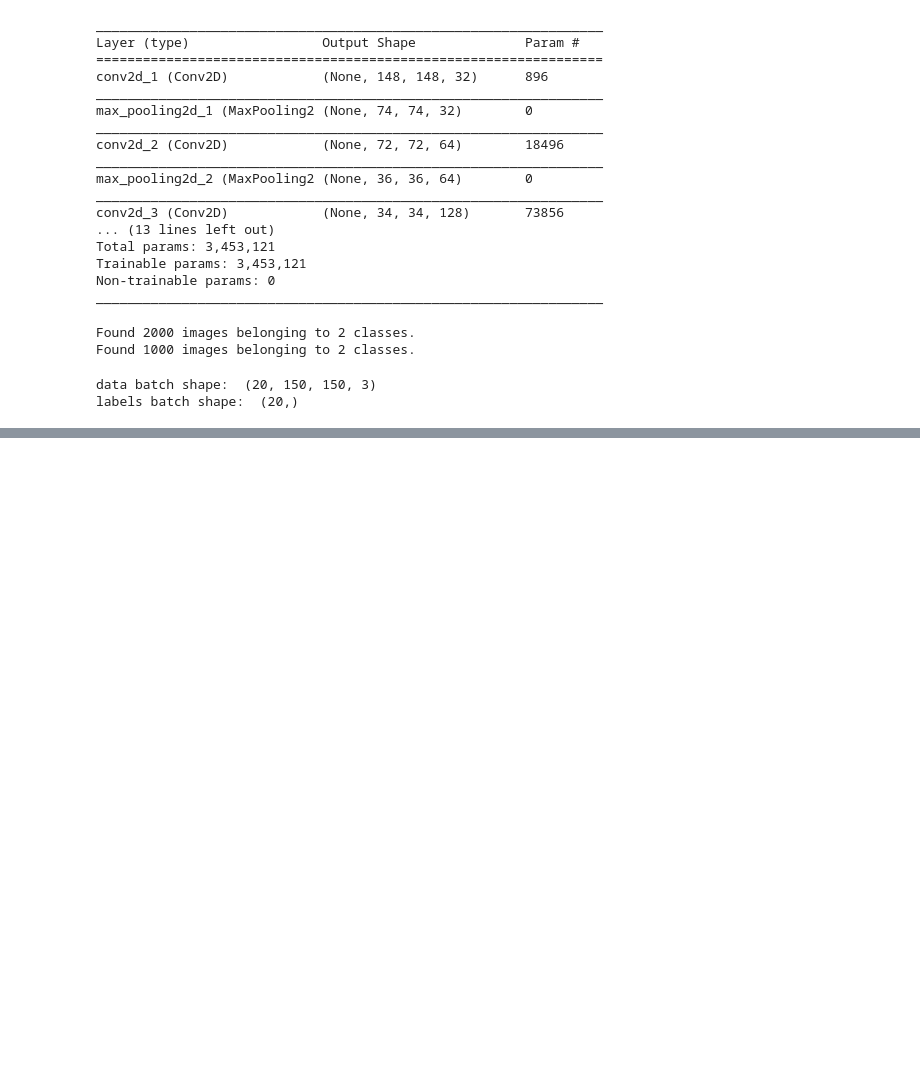
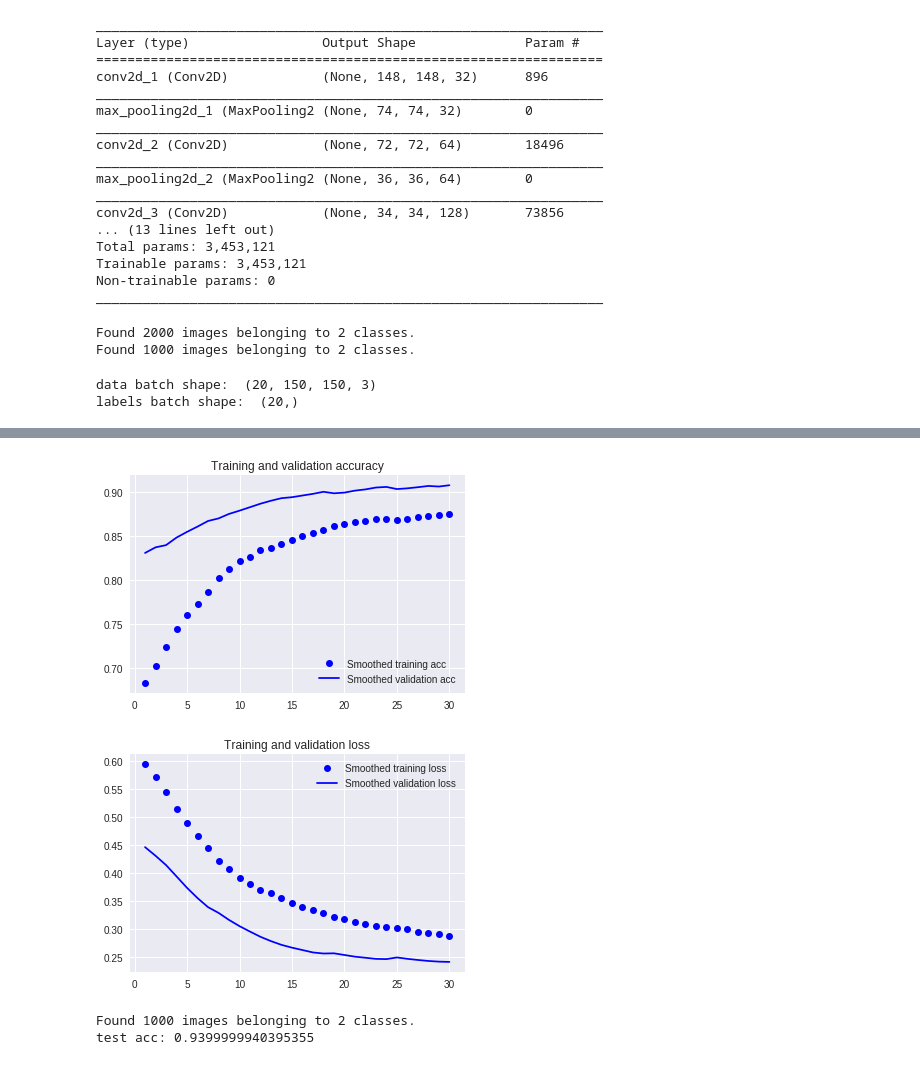
Before and after one commit to karangautam/Learning-Samples, a Jupyter notebook: Dogs_Vs_Cats_Redux.ipynb, the cells around one changed output, grey strips where cells are left out. Cells and saved outputs as stored; diff of their text form; code cells hidden in the pictures; blank space fills up the shorter version.

```diff
--- a/Dogs_Vs_Cats_Redux.ipynb
+++ b/Dogs_Vs_Cats_Redux.ipynb
@@ -395,2 +398,8 @@ KeyboardInterrupt: ignored
 # %%
 model.save('cats_and_dogs_small_2.h5')
+# %%
+from keras.applications import VGG16
+
+conv_base = VGG16(weights='imagenet',
+                  include_top=False,
+                  input_shape=(150, 150, 3))
@@ -396,0 +585,2 @@ model.save('cats_and_dogs_small_2.h5')
+# %%
+test_datagen = ImageDataGenerator(rescale=1./255)
@@ -396,0 +753,42 @@ model.save('cats_and_dogs_small_2.h5')
+# %%
+def smooth_curve(points, factor=0.8):
+  smoothed_points = []
+  for point in points:
+    if smoothed_points:
+      previous = smoothed_points[-1]
+      smoothed_points.append(previous * factor + point * (1 - factor))
+    else:
+      smoothed_points.append(point)
+  return smoothed_points
+
+plt.plot(epochs,
+         smooth_curve(acc), 'bo', label='Smoothed training acc')
+plt.plot(epochs,
+         smooth_curve(val_acc), 'b', label='Smoothed validation acc')
+plt.title('Training and validation accuracy')
+plt.legend()
+
+plt.figure()
+
+plt.plot(epochs,
+         smooth_curve(loss), 'bo', label='Smoothed training loss')
+plt.plot(epochs,
+         smooth_curve(val_loss), 'b', label='Smoothed validation loss')
+plt.title('Training and validation loss')
+plt.legend()
+plt.show()
+# %% [output]
+[figure, added]
+[figure, added]
+# %%
+test_generator = test_datagen.flow_from_directory(
+        test_dir,
+        target_size=(150, 150),
+        batch_size=20,
+        class_mode='binary')
+
+test_loss, test_acc = model.evaluate_generator(test_generator, steps=50)
+print('test acc:', test_acc)
+# %% [output]
+Found 1000 images belonging to 2 classes.
+test acc: 0.9399999940395355
```
Also changed, not shown: parts of 32 cells of this notebook.
